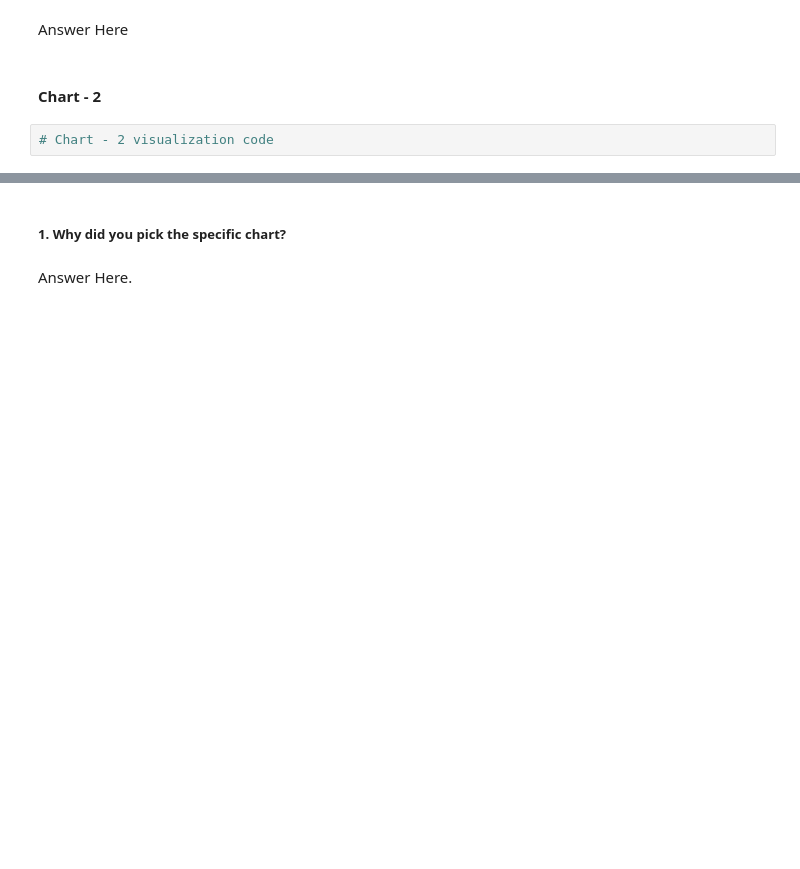
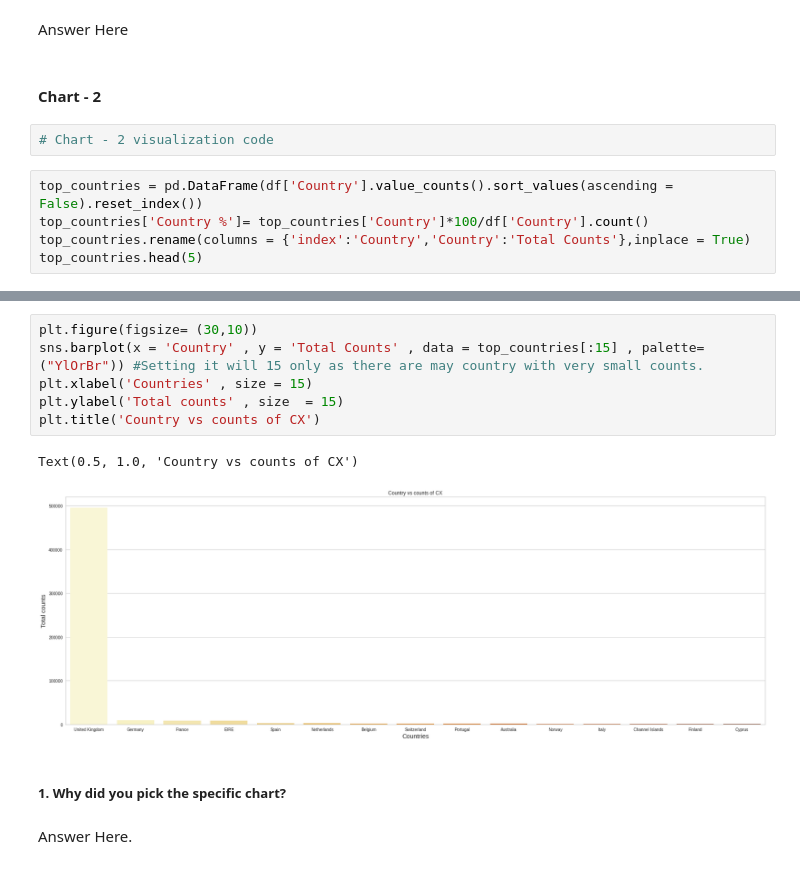
Before and after one commit to akashkivani/almabetter-Online-Retail-Customer-Segmentation-Project, a Jupyter notebook: ML_unsupervised_submission.ipynb, the cells around one changed output, grey strips where cells are left out. Drawn from its saved outputs; the diff is of its cells as text; blank space fills up the shorter version.

```diff
--- a/ML_unsupervised_submission.ipynb
+++ b/ML_unsupervised_submission.ipynb
@@ -276,3 +342,8 @@ Answer Here
 #### Chart - 2
 # %%
 # Chart - 2 visualization code
+# %%
+top_countries = pd.DataFrame(df['Country'].value_counts().sort_values(ascending = False).reset_index())
+top_countries['Country %']= top_countries['Country']*100/df['Country'].count()
+top_countries.rename(columns = {'index':'Country','Country':'Total Counts'},inplace = True)
+top_countries.head(5)
@@ -279,3 +357,12 @@ Answer Here
+# %%
+plt.figure(figsize= (30,10))
+sns.barplot(x = 'Country' , y = 'Total Counts' , data = top_countries[:15] , palette=("YlOrBr")) #Setting it will 15 only as there are may country with very small counts.
+plt.xlabel('Countries' , size = 15)
+plt.ylabel('Total counts' , size  = 15)
+plt.title('Country vs counts of CX')
+# %% [output]
+Text(0.5, 1.0, 'Country vs counts of CX')
+[figure, added]
 # %% [markdown]
 ##### 1. Why did you pick the specific chart?
 # %% [markdown]
```
Also changed, not shown: parts of 30 cells of this notebook.
